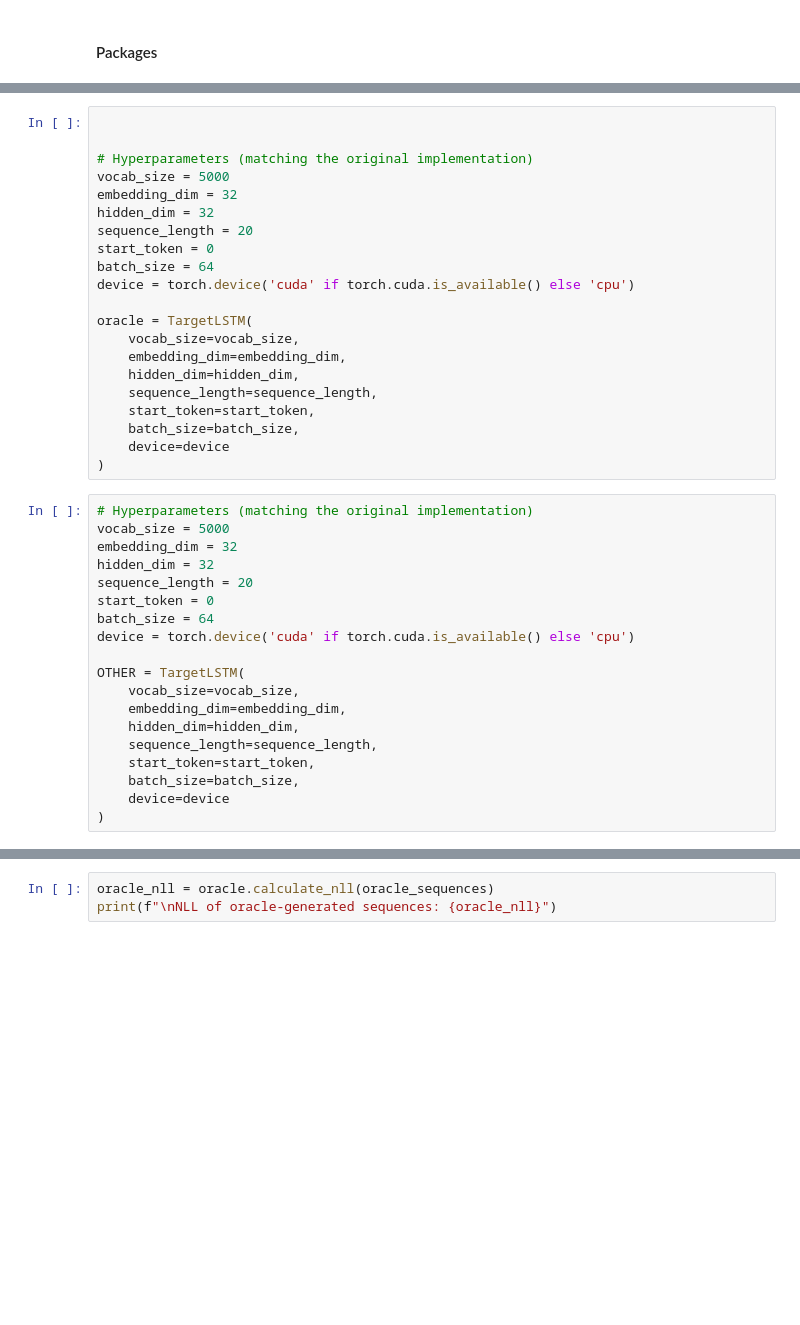
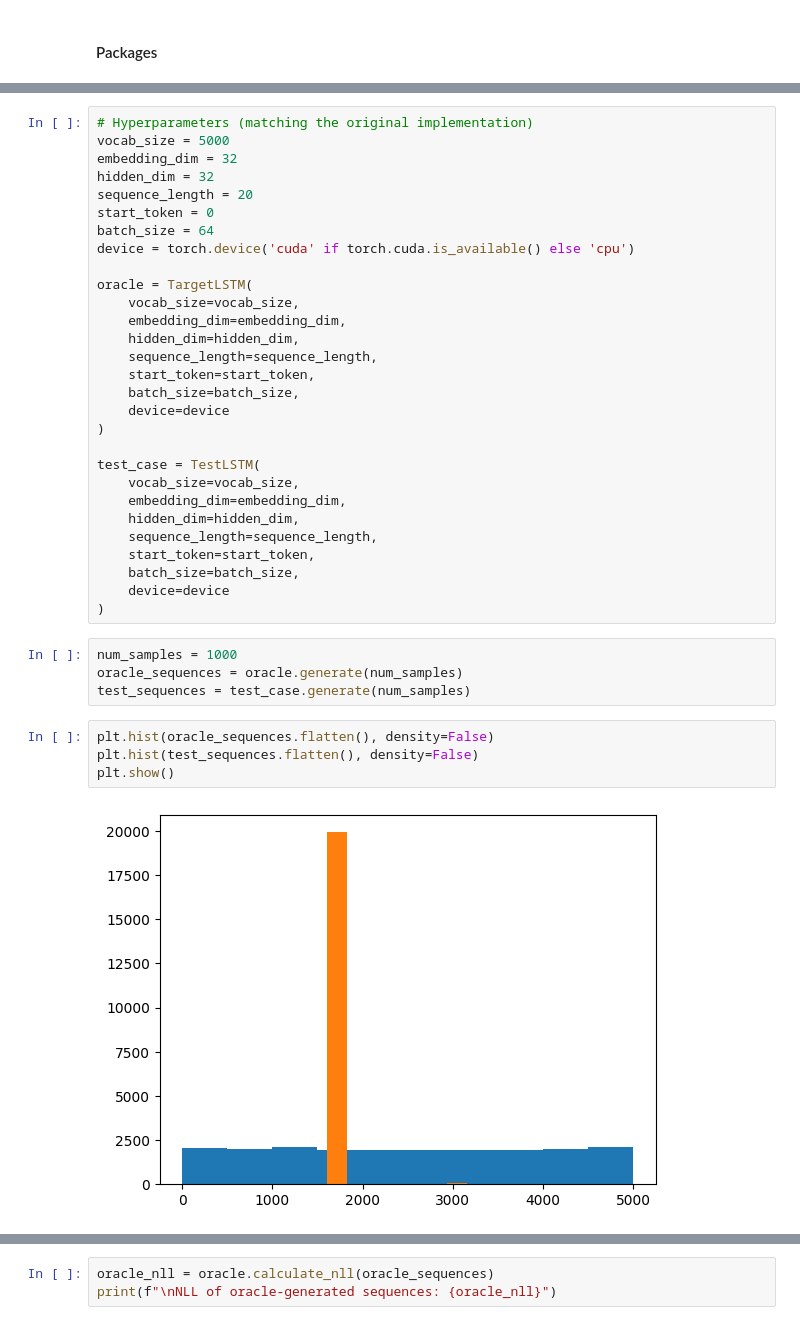
Before and after one commit to FrensiZ/SeqGAN, a Jupyter notebook: SeqGAN_NEW.ipynb, the cells around one changed output, grey strips where cells are left out. Cells and saved outputs as stored; diff of their text form; blank space fills up the shorter version.

```diff
--- a/SeqGAN_NEW.ipynb
+++ b/SeqGAN_NEW.ipynb
@@ -186,6 +276,4 @@ class TargetLSTM(nn.Module):
 # %%
-
-
 # Hyperparameters (matching the original implementation)
 vocab_size = 5000
 embedding_dim = 32
@@ -204,22 +292,23 @@ oracle = TargetLSTM(
     batch_size=batch_size,
     device=device
 )
+
+test_case = TestLSTM(
+    vocab_size=vocab_size,
+    embedding_dim=embedding_dim,
+    hidden_dim=hidden_dim,
+    sequence_length=sequence_length,
+    start_token=start_token,
+    batch_size=batch_size,
+    device=device
+)
-# %%
-# Hyperparameters (matching the original implementation)
-vocab_size = 5000
-embedding_dim = 32
-hidden_dim = 32
-sequence_length = 20
-start_token = 0
-batch_size = 64
-device = torch.device('cuda' if torch.cuda.is_available() else 'cpu')
-
-OTHER = TargetLSTM(
-    vocab_size=vocab_size,
-    embedding_dim=embedding_dim,
-    hidden_dim=hidden_dim,
-    sequence_length=sequence_length,
-    start_token=start_token,
-    batch_size=batch_size,
-    device=device
-)
+# %%
+num_samples = 1000
+oracle_sequences = oracle.generate(num_samples)
+test_sequences = test_case.generate(num_samples)
+# %%
+plt.hist(oracle_sequences.flatten(), density=False)
+plt.hist(test_sequences.flatten(), density=False)
+plt.show()
+# %% [output]
+[figure, added]
```
Also changed, not shown: parts of 16 cells of this notebook, 6 other files.
